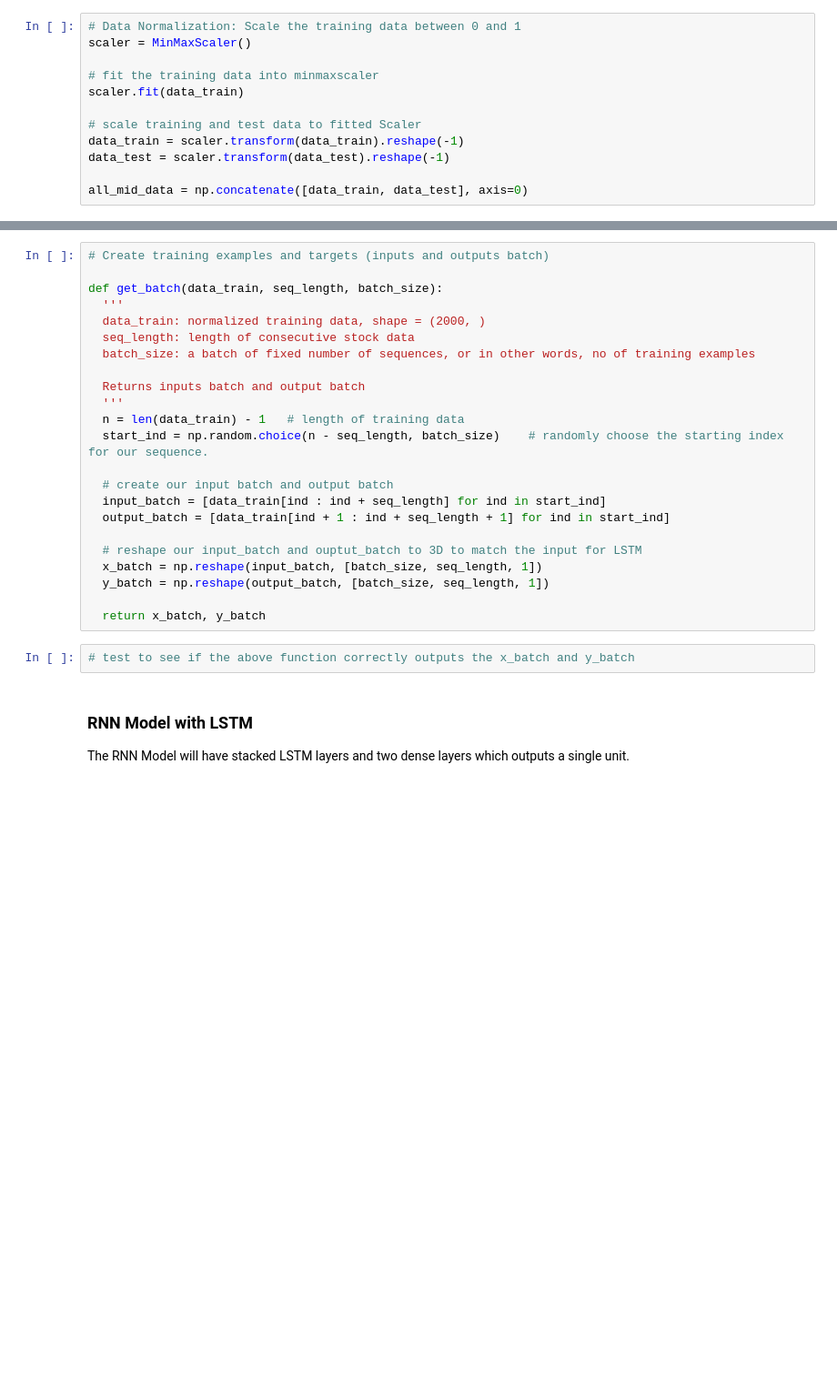
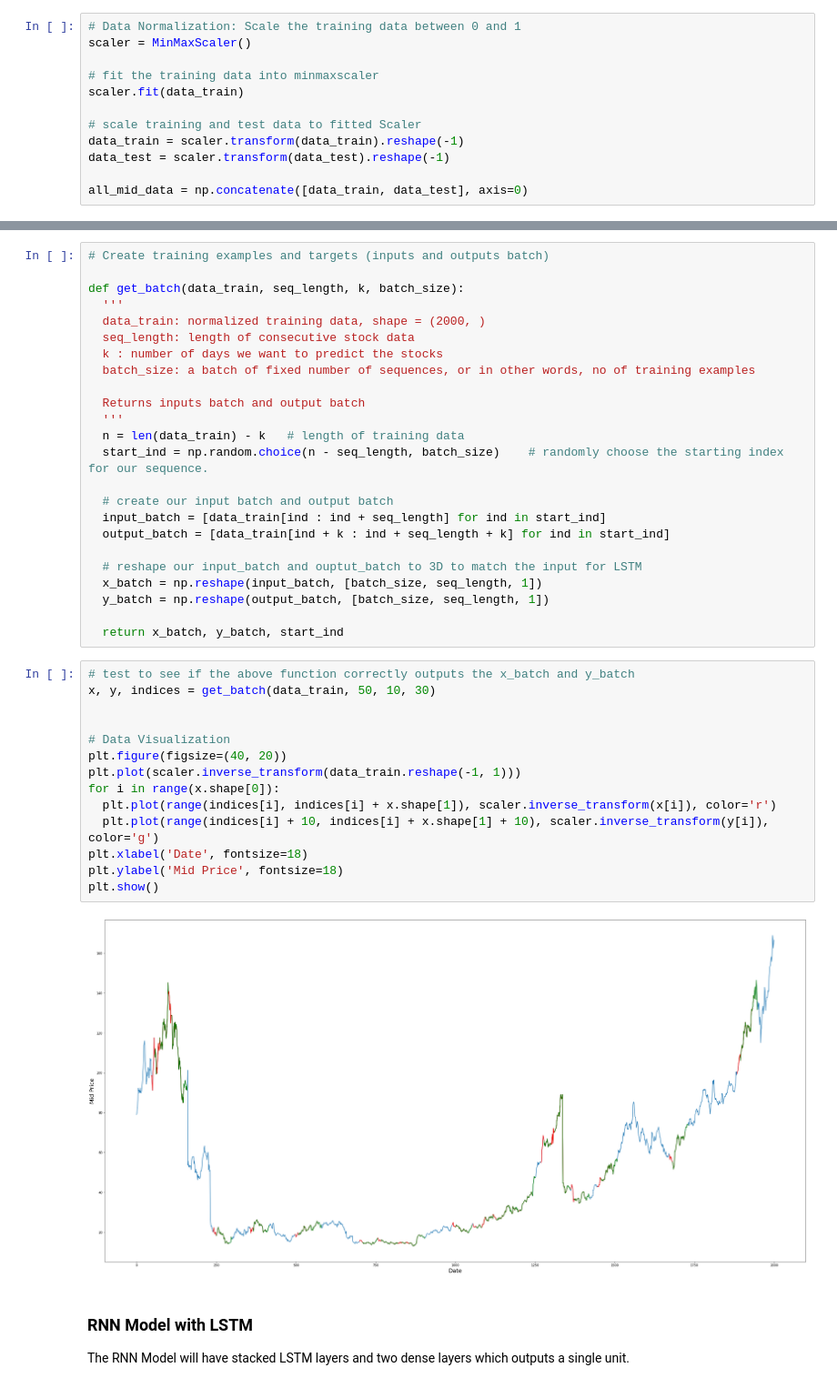
Before and after one commit to Sambhav101/Stocks-Prediction-Using-LSTM, a Jupyter notebook: Stocks.ipynb, the cells around one changed output, grey strips where cells are left out. Shown at 91% size. Drawn from its saved outputs; the diff is of its cells as text; blank space fills up the shorter version.

```diff
--- a/Stocks.ipynb
+++ b/Stocks.ipynb
@@ -107,28 +107,43 @@ For example, if our sequence length is n, then we need to consider break the tra
 # %%
 # Create training examples and targets (inputs and outputs batch)
 
-def get_batch(data_train, seq_length, batch_size):
+def get_batch(data_train, seq_length, k, batch_size):
   '''
   data_train: normalized training data, shape = (2000, )
   seq_length: length of consecutive stock data
+  k : number of days we want to predict the stocks
   batch_size: a batch of fixed number of sequences, or in other words, no of training examples
 
   Returns inputs batch and output batch
   '''
-  n = len(data_train) - 1   # length of training data
+  n = len(data_train) - k   # length of training data
   start_ind = np.random.choice(n - seq_length, batch_size)    # randomly choose the starting index for our sequence.
 
   # create our input batch and output batch
   input_batch = [data_train[ind : ind + seq_length] for ind in start_ind]
-  output_batch = [data_train[ind + 1 : ind + seq_length + 1] for ind in start_ind]
+  output_batch = [data_train[ind + k : ind + seq_length + k] for ind in start_ind]
 
   # reshape our input_batch and ouptut_batch to 3D to match the input for LSTM
   x_batch = np.reshape(input_batch, [batch_size, seq_length, 1])
   y_batch = np.reshape(output_batch, [batch_size, seq_length, 1])
 
-  return x_batch, y_batch
+  return x_batch, y_batch, start_ind
-# %%
-# test to see if the above function correctly outputs the x_batch and y_batch
+# %%
+# test to see if the above function correctly outputs the x_batch and y_batch
+x, y, indices = get_batch(data_train, 50, 10, 30)
+
+
+# Data Visualization
+plt.figure(figsize=(40, 20))
+plt.plot(scaler.inverse_transform(data_train.reshape(-1, 1)))
+for i in range(x.shape[0]):
+  plt.plot(range(indices[i], indices[i] + x.shape[1]), scaler.inverse_transform(x[i]), color='r')
+  plt.plot(range(indices[i] + 10, indices[i] + x.shape[1] + 10), scaler.inverse_transform(y[i]), color='g')
+plt.xlabel('Date', fontsize=18)
+plt.ylabel('Mid Price', fontsize=18)
+plt.show()
+# %% [output]
+[figure, added]
 # %% [markdown]
 ### RNN Model with LSTM
 
```
Also changed, not shown: parts of 19 cells of this notebook, 1 other file.
